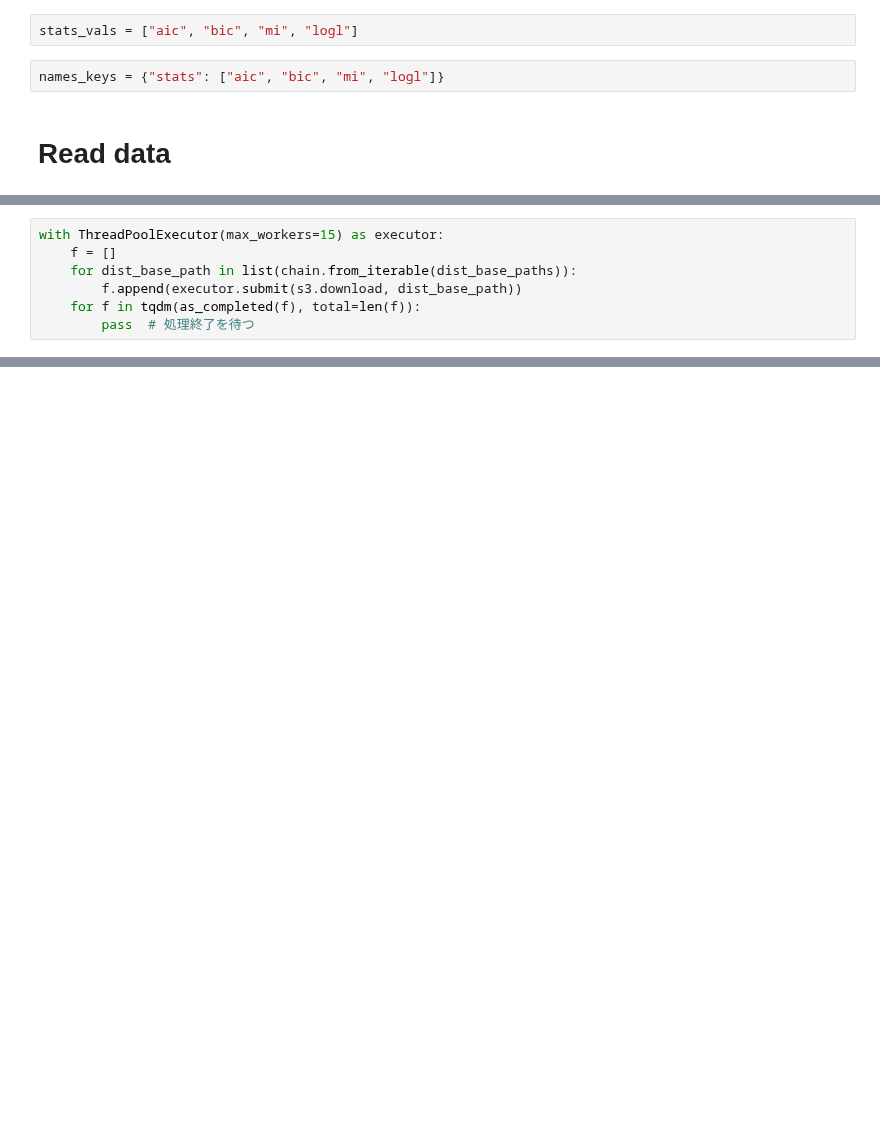
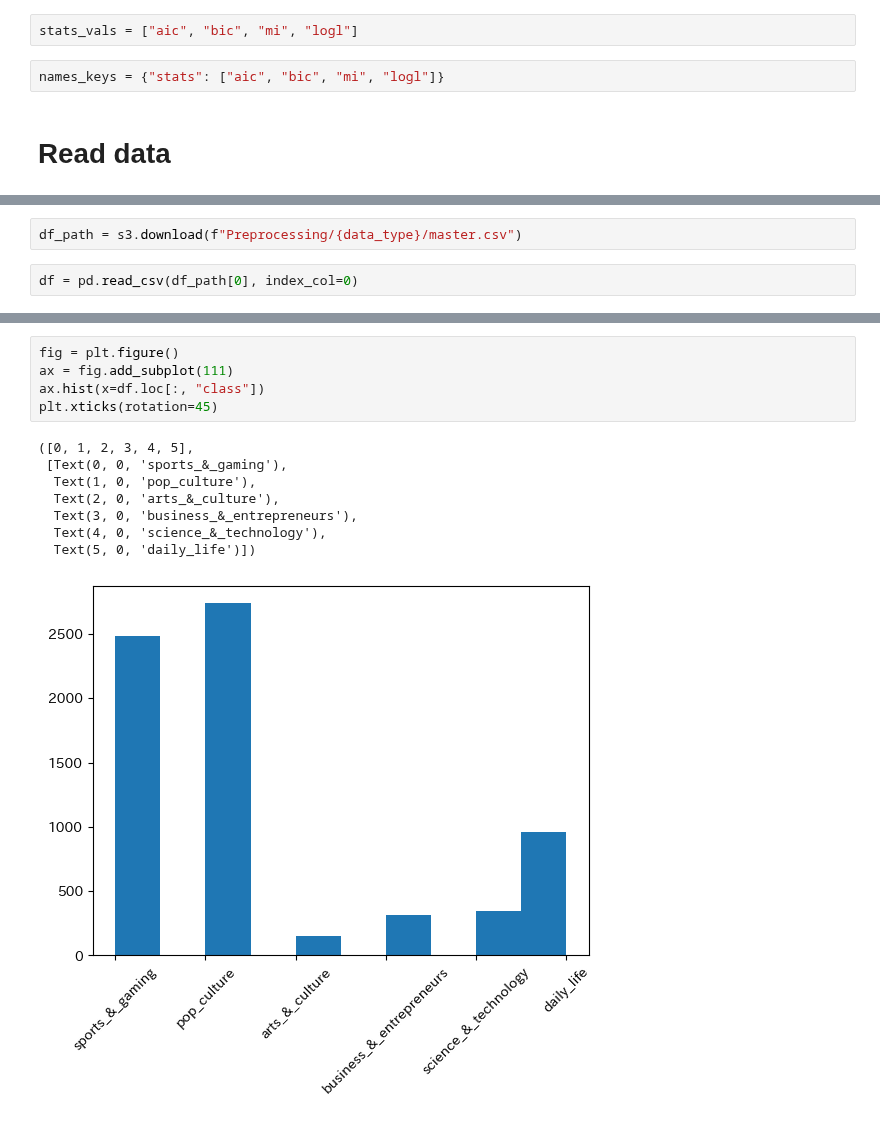
Before and after one commit to YuriNakayama/TextClassificationCode, a Jupyter notebook: Visualize/TopText/TopText-Copy1.ipynb, the cells around one changed output, grey strips where cells are left out. Cells and saved outputs as stored; diff of their text form; blank space fills up the shorter version.

```diff
--- a/Visualize/TopText/TopText-Copy1.ipynb
+++ b/Visualize/TopText/TopText-Copy1.ipynb
@@ -98,7 +57,0 @@ dist_base_paths
-# %%
-with ThreadPoolExecutor(max_workers=15) as executor:
-    f = []
-    for dist_base_path in list(chain.from_iterable(dist_base_paths)):
-        f.append(executor.submit(s3.download, dist_base_path))
-    for f in tqdm(as_completed(f), total=len(f)):
-        pass  # 処理終了を待つ
@@ -391,0 +58,4 @@ pd.DataFrame(
+# %%
+df_path = s3.download(f"Preprocessing/{data_type}/master.csv")
+# %%
+df = pd.read_csv(df_path[0], index_col=0)
@@ -391,0 +149,14 @@ pd.DataFrame(
+# %%
+fig = plt.figure()
+ax = fig.add_subplot(111)
+ax.hist(x=df.loc[:, "class"])
+plt.xticks(rotation=45)
+# %% [output]
+([0, 1, 2, 3, 4, 5],
+ [Text(0, 0, 'sports_&_gaming'),
+  Text(1, 0, 'pop_culture'),
+  Text(2, 0, 'arts_&_culture'),
+  Text(3, 0, 'business_&_entrepreneurs'),
+  Text(4, 0, 'science_&_technology'),
+  Text(5, 0, 'daily_life')])
+[figure, added]
```
Also changed, not shown: parts of 54 cells of this notebook, 3 other files.
